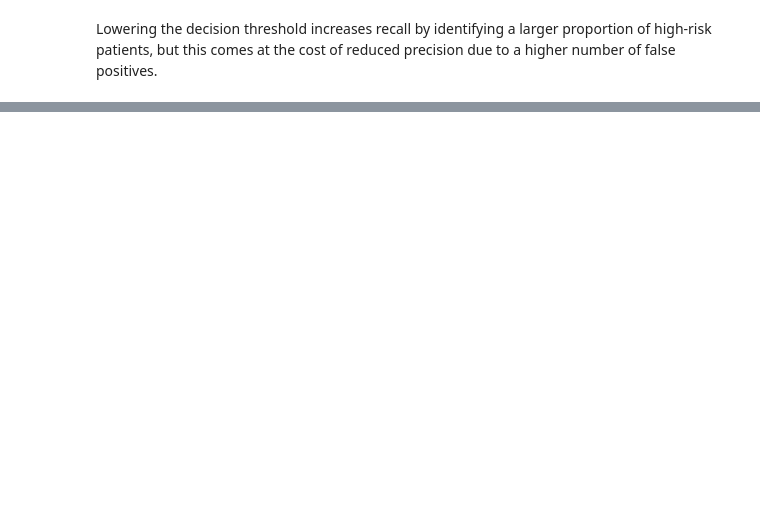
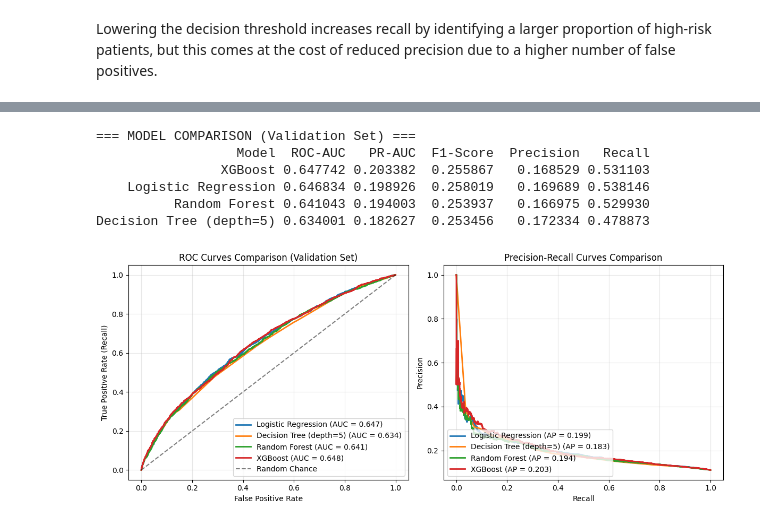
Before and after one commit to Dawit-Bonga/hospital-readmission-risk, a Jupyter notebook: notebooks/03_models.ipynb, the cells around one changed output, grey strips where cells are left out. Cells and saved outputs as stored; diff of their text form; code cells hidden in the pictures; blank space fills up the shorter version.

```diff
--- a/notebooks/03_models.ipynb
+++ b/notebooks/03_models.ipynb
@@ -122,0 +477,76 @@ Lowering the decision threshold increases recall by identifying a larger proport
+# %%
+# Comprehensive Model Comparison
+models_dict = {
+    "Logistic Regression": log_reg,
+    "Decision Tree (depth=5)": tree,
+    "Random Forest": rf,
+    "XGBoost": xgb_pipe,
+}
+
+# Collect all model results
+all_results = []
+for name, model in models_dict.items():
+    if hasattr(model, "predict_proba"):
+        model.fit(X_train, y_train)
+        y_prob = model.predict_proba(X_val)[:, 1]
+        y_pred = model.predict(X_val)
+
+        all_results.append({
+            'Model': name,
+            'ROC-AUC': roc_auc_score(y_val, y_prob),
+            'PR-AUC': average_precision_score(y_val, y_prob),
+            'F1-Score': f1_score(y_val, y_pred),
+            'Precision': precision_score(y_val, y_pred),
+            'Recall': recall_score(y_val, y_pred),
+            'y_prob': y_prob,
+            'y_pred': y_pred,
+            'model': model
+        })
+
+# Create comparison DataFrame
+comparison_df = pd.DataFrame([
+    {k: v for k, v in r.items() if k not in ['y_prob', 'y_pred', 'model']}
+    for r in all_results
+])
+print("\n=== MODEL COMPARISON (Validation Set) ===")
+print(comparison_df.sort_values('ROC-AUC', ascending=False).to_string(index=False))
+
+# ROC Curves Comparison
+plt.figure(figsize=(12, 5))
+
+plt.subplot(1, 2, 1)
+for result in all_results:
+    y_prob = result['y_prob']
+    fpr, tpr, _ = roc_curve(y_val, y_prob)
+    plt.plot(fpr, tpr, label=f"{result['Model']} (AUC = {result['ROC-AUC']:.3f})", linewidth=2)
+
+plt.plot([0, 1], [0, 1], "k--", label="Random Chance", alpha=0.5)
+plt.xlabel("False Positive Rate")
+plt.ylabel("True Positive Rate (Recall)")
+plt.title("ROC Curves Comparison (Validation Set)")
+plt.legend(loc="lower right")
+plt.grid(True, alpha=0.3)
+
+# Precision-Recall Curves Comparison
+plt.subplot(1, 2, 2)
+for result in all_results:
+    y_prob = result['y_prob']
+    prec, rec, _ = precision_recall_curve(y_val, y_prob)
+    plt.plot(rec, prec, label=f"{result['Model']} (AP = {result['PR-AUC']:.3f})", linewidth=2)
+
+plt.xlabel("Recall")
+plt.ylabel("Precision")
+plt.title("Precision-Recall Curves Comparison")
+plt.legend(loc="lower left")
+plt.grid(True, alpha=0.3)
+
+plt.tight_layout()
+plt.show()
+# %% [output]
+=== MODEL COMPARISON (Validation Set) ===
+                  Model  ROC-AUC   PR-AUC  F1-Score  Precision   Recall
+                XGBoost 0.647742 0.203382  0.255867   0.168529 0.531103
+    Logistic Regression 0.646834 0.198926  0.258019   0.169689 0.538146
+          Random Forest 0.641043 0.194003  0.253937   0.166975 0.529930
+Decision Tree (depth=5) 0.634001 0.182627  0.253456   0.172334 0.478873
+[figure, added]
```
Also changed, not shown: parts of 29 cells of this notebook, 3 other files.
